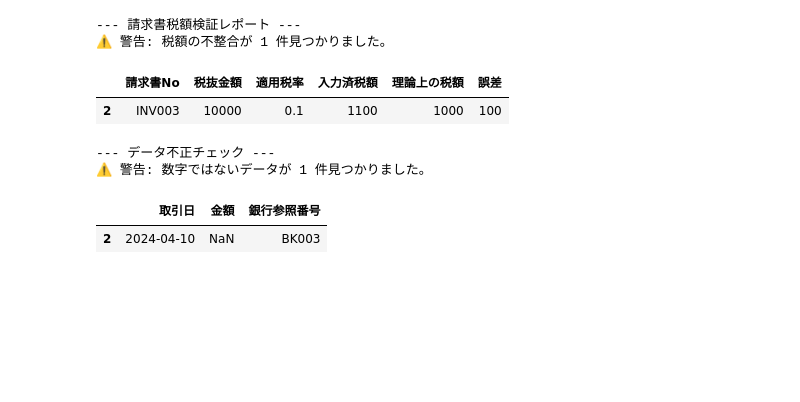
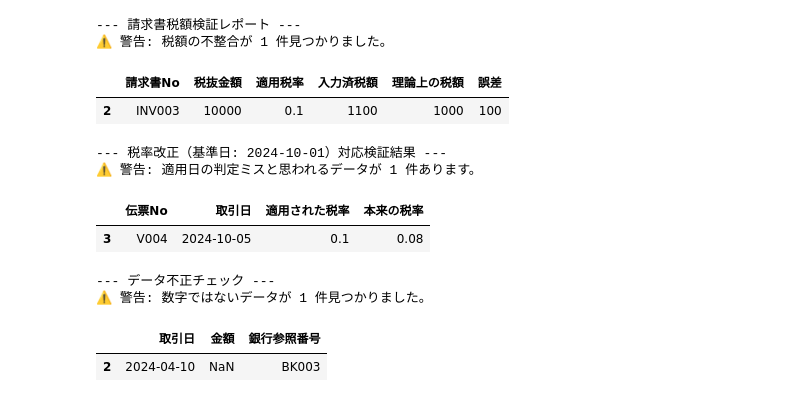
Before and after one commit to Koji-Accounting-Tech/D365-Finance-Data-Validator, a Jupyter notebook: D365_Data_Processing.ipynb, the cells around one changed output. Drawn from its saved outputs; the diff is of its cells as text; code cells hidden in the pictures; blank space fills up the shorter version.

```diff
--- a/D365_Data_Processing.ipynb
+++ b/D365_Data_Processing.ipynb
@@ -72,6 +72,47 @@ else:
 ⚠️ 警告: 税額の不整合が 1 件見つかりました。
 |  | 請求書No | 税抜金額 | 適用税率 | 入力済税額 | 理論上の税額 | 誤差 |
 | 2 | INV003 | 10000 | 0.1 | 1100 | 1000 | 100 |
+# %%
+import pandas as pd
+from datetime import datetime
+
+# 1. 改正基準日の設定（この日以降は 8%）
+REVISION_DATE = datetime(2024, 10, 1)
+OLD_RATE = 0.10
+NEW_RATE = 0.08
+
+# 2. 検証対象の取引データ（4行目は「10/1以降なのに10%」で計算されているミスを想定）
+tx_data = {
+    '伝票No': ['V001', 'V002', 'V003', 'V004'],
+    '取引日': ['2024-09-25', '2024-09-30', '2024-10-01', '2024-10-05'],
+    '税抜金額': [10000, 20000, 30000, 40000],
+    '適用された税率': [0.10, 0.10, 0.08, 0.10]  # V004が設定ミス
+}
+df_tx = pd.DataFrame(tx_data)
+df_tx['取引日'] = pd.to_datetime(df_tx['取引日'])
+
+# 3. 理論上（法律上）あるべき税率を判定する関数
+def get_expected_rate(row_date):
+    return NEW_RATE if row_date >= REVISION_DATE else OLD_RATE
+
+# 4. 検証ロジックの実行
+df_tx['本来の税率'] = df_tx['取引日'].apply(get_expected_rate)
+df_tx['税率不整合'] = df_tx['適用された税率'] != df_tx['本来の税率']
+
+# 5. 不整合データの抽出
+error_tx = df_tx[df_tx['税率不整合'] == True]
+
+print(f"--- 税率改正（基準日: {REVISION_DATE.date()}）対応検証結果 ---")
+if len(error_tx) > 0:
+    print(f"⚠️ 警告: 適用日の判定ミスと思われるデータが {len(error_tx)} 件あります。")
+    display(error_tx[['伝票No', '取引日', '適用された税率', '本来の税率']])
+else:
+    print("✅ すべての取引で正しい税率が適用されています。")
+# %% [output]
+--- 税率改正（基準日: 2024-10-01）対応検証結果 ---
+⚠️ 警告: 適用日の判定ミスと思われるデータが 1 件あります。
+|  | 伝票No | 取引日 | 適用された税率 | 本来の税率 |
+| 3 | V004 | 2024-10-05 | 0.1 | 0.08 |
 # %%
 import pandas as pd
 
```
